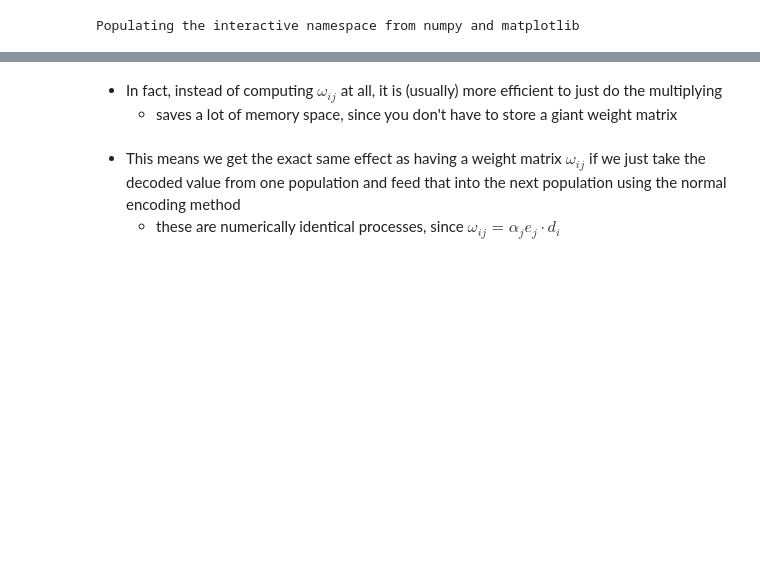
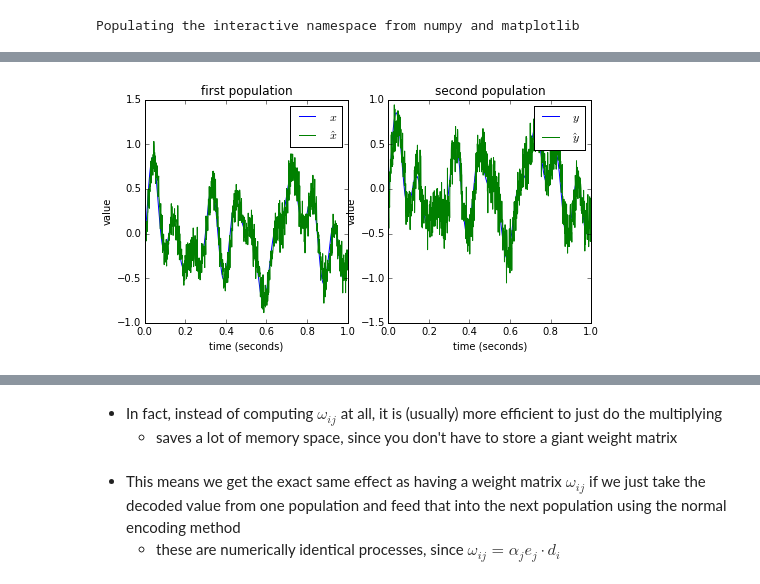
Before and after one commit to celiasmith/syde556, a Jupyter notebook: SYDE 556 Lecture 4 Transformation.ipynb, the cells around one changed output, grey strips where cells are left out. Cells and saved outputs as stored; diff of their text form; code cells hidden in the pictures; blank space fills up the shorter version.

```diff
--- a/SYDE 556 Lecture 4 Transformation.ipynb
+++ b/SYDE 556 Lecture 4 Transformation.ipynb
@@ -200,0 +47,67 @@ show()
+# %%
+import numpy as np
+import nengo
+from nengo.dists import Uniform
+from nengo.processes import WhiteNoise
+from nengo.solvers import LstsqL2
+
+T = 1.0
+max_freq = 10
+
+noise = WhiteNoise(duration=T, high=max_freq, rms=0.5)
+
+model = nengo.Network('Communication Channel', seed=3)
+
+with model:
+    stim = nengo.Node(noise.f(rng=np.random.RandomState(3)))
+    ensA = nengo.Ensemble(20, dimensions=1, neuron_type=nengo.LIFRate())
+    ensB = nengo.Ensemble(19, dimensions=1, neuron_type=nengo.LIFRate())
+    temp = nengo.Ensemble(1, dimensions=1, neuron_type=nengo.LIFRate())
+
+    nengo.Connection(stim, ensA)
+    stim_B = nengo.Connection(stim, ensB)
+
+    connectionA = nengo.Connection(ensA, temp) #This is just to generate the decoders
+    connectionB = nengo.Connection(ensB, temp) #This is just to generate the decoders
+
+    stim_p = nengo.Probe(stim)
+    a_rates = nengo.Probe(ensA.neurons, 'rates')
+    b_rates = nengo.Probe(ensB.neurons, 'rates')
+
+sim = nengo.Simulator(model)
+sim.run(T)
+
+x = sim.data[stim_p]
+
+d_i = sim.data[connectionA].decoders.T
+A_i = sim.data[a_rates]
+
+d_j = sim.data[connectionB].decoders.T
+A_j = sim.data[b_rates]
+
+#Add noise
+A_i = A_i + numpy.random.normal(scale=0.2*numpy.max(A_i), size=A_i.shape)
+A_j = A_j + numpy.random.normal(scale=0.2*numpy.max(A_j), size=A_j.shape)
+
+xhat_i = numpy.dot(A_i, d_i)
+xhat_j = numpy.dot(A_j, d_j)
+
+t = sim.trange()
+figure(figsize=(8,4))
+subplot(1,2,1)
+plot(t, x, label='$x$')
+plot(t, xhat_i, label='$\hat{x}$')
+legend()
+xlabel('time (seconds)')
+ylabel('value')
+title('first population')
+
+subplot(1,2,2)
+plot(t, x, label='$y$')
+plot(t, xhat_j, label='$\hat{y}$')
+legend()
+xlabel('time (seconds)')
+ylabel('value')
+title('second population');
+# %% [output]
+[figure, added]
```
Also changed, not shown: parts of 13 cells of this notebook.
